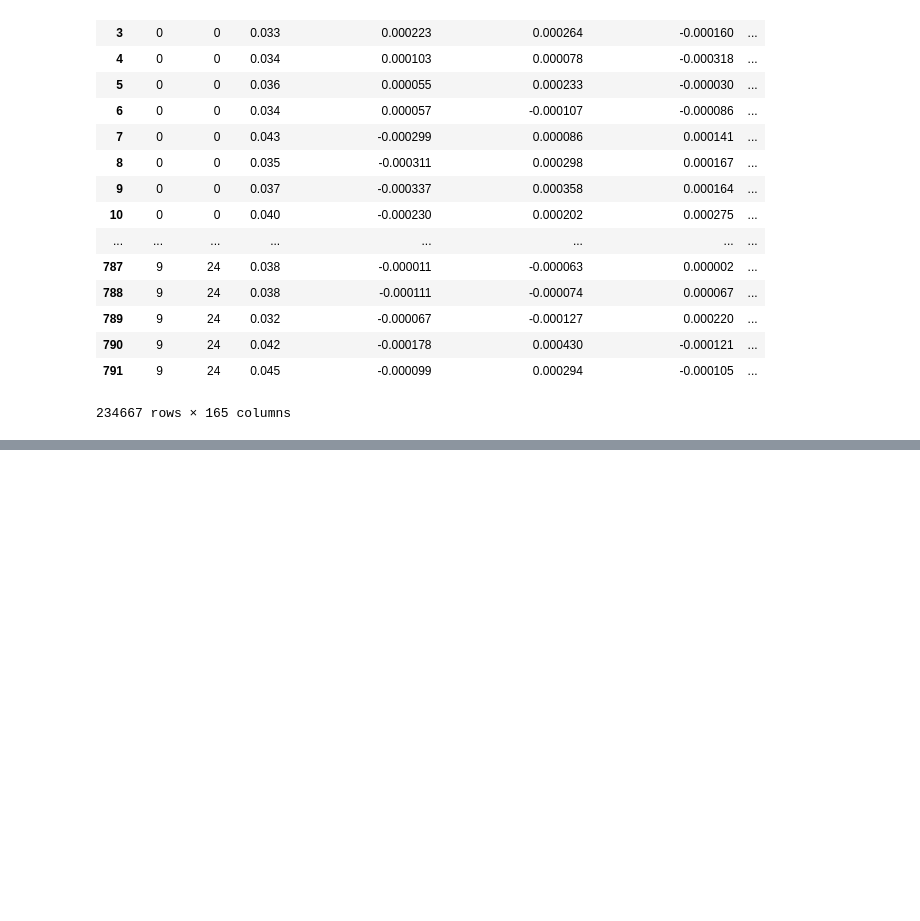
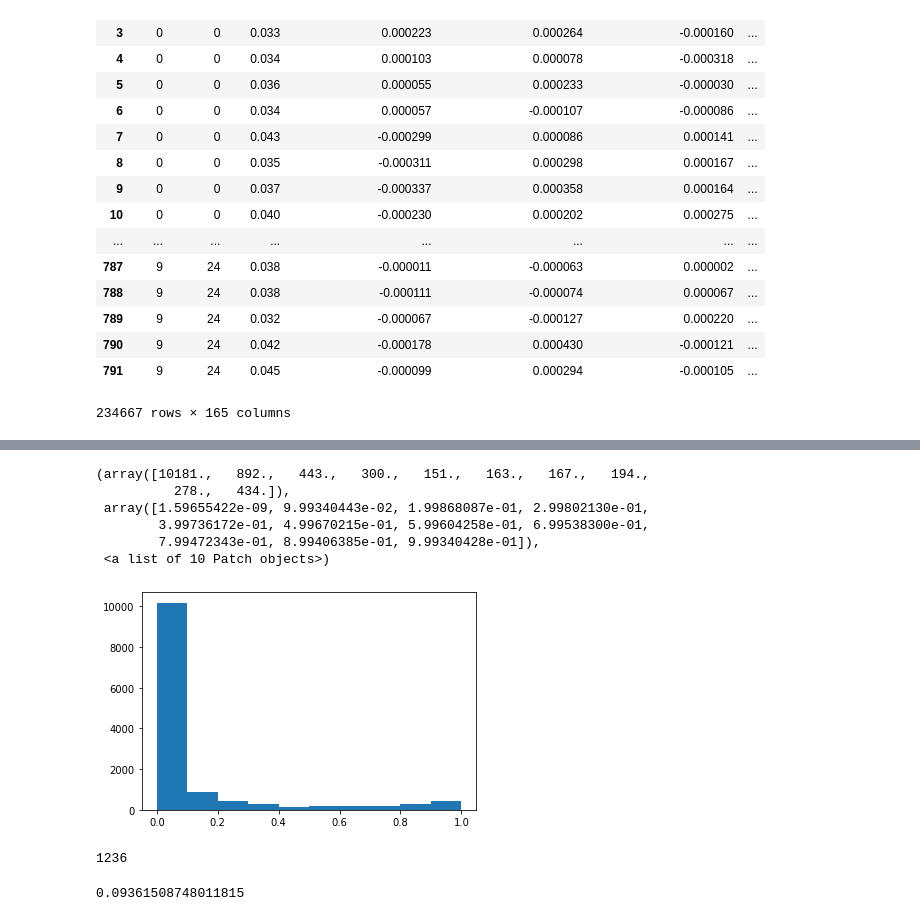
Before and after one commit to chenson2018/APM-Project, a Jupyter notebook: LeapMotion/LP Explore.ipynb, the cells around one changed output, grey strips where cells are left out. Saved outputs shown, nothing was run; the diff lists cells and outputs as text; code cells hidden in the pictures; blank space fills up the shorter version.

```diff
--- a/LeapMotion/LP Explore.ipynb
+++ b/LeapMotion/LP Explore.ipynb
@@ -172,0 +141,39 @@ Name: right thumbProximal_L_Y, dtype: float64
+# %%
+from itertools import combinations
+from sklearn import linear_model
+
+class extraction:
+    def __init__(self, df):
+        self.df = df
+        self.features = dict()
+
+    def label(self):
+        self.features['label'] = self.df['Sign'].iloc[0]
+        self.df = self.df.iloc[:, 2:]
+
+    def mean(self):
+        for col in self.df:
+            self.features[col + ' mean'] = self.df[col].mean()
+
+    def stdev(self):
+        for col in self.df:
+            self.features[col + ' stdev'] = self.df[col].std()
+
+    def linear(self):
+        cc = list(combinations(self.df.columns,2))
+
+        for pair in cc:
+            regr = linear_model.LinearRegression()
+            regr.fit(self.df[[pair[0]]], self.df[[pair[1]]])
+
+            #self.features[pair[0] + ' ' + pair[1] + ' weight'] = regr.coef_
+
+            r2 = regr.score(self.df[[pair[0]]], self.df[[pair[1]]])
+            self.features[pair[0] + ' ' + pair[1] + ' R2'] = r2
+
+
+    def extract_features(self):
+        self.label()
+#         self.mean()
+#         self.stdev()
+        self.linear()
@@ -172,0 +203,2 @@ Name: right thumbProximal_L_Y, dtype: float64
+# %%
+class_example = extraction(df_list[0])
@@ -172,0 +231,12 @@ Name: right thumbProximal_L_Y, dtype: float64
+# %%
+R2s = list(class_example.features.values())[1:]
+# %%
+plt.hist(R2s)
+# %% [output]
+(array([10181.,   892.,   443.,   300.,   151.,   163.,   167.,   194.,
+          278.,   434.]),
+ array([1.59655422e-09, 9.99340443e-02, 1.99868087e-01, 2.99802130e-01,
+        3.99736172e-01, 4.99670215e-01, 5.99604258e-01, 6.99538300e-01,
+        7.99472343e-01, 8.99406385e-01, 9.99340428e-01]),
+ <a list of 10 Patch objects>)
+[figure, added]
@@ -172,0 +245,8 @@ Name: right thumbProximal_L_Y, dtype: float64
+# %%
+sum(greater_than)
+# %% [output]
+1236
+# %%
+sum(greater_than) / len(R2s)
+# %% [output]
+0.09361508748011815
```
Also changed, not shown: parts of 9 cells of this notebook.
